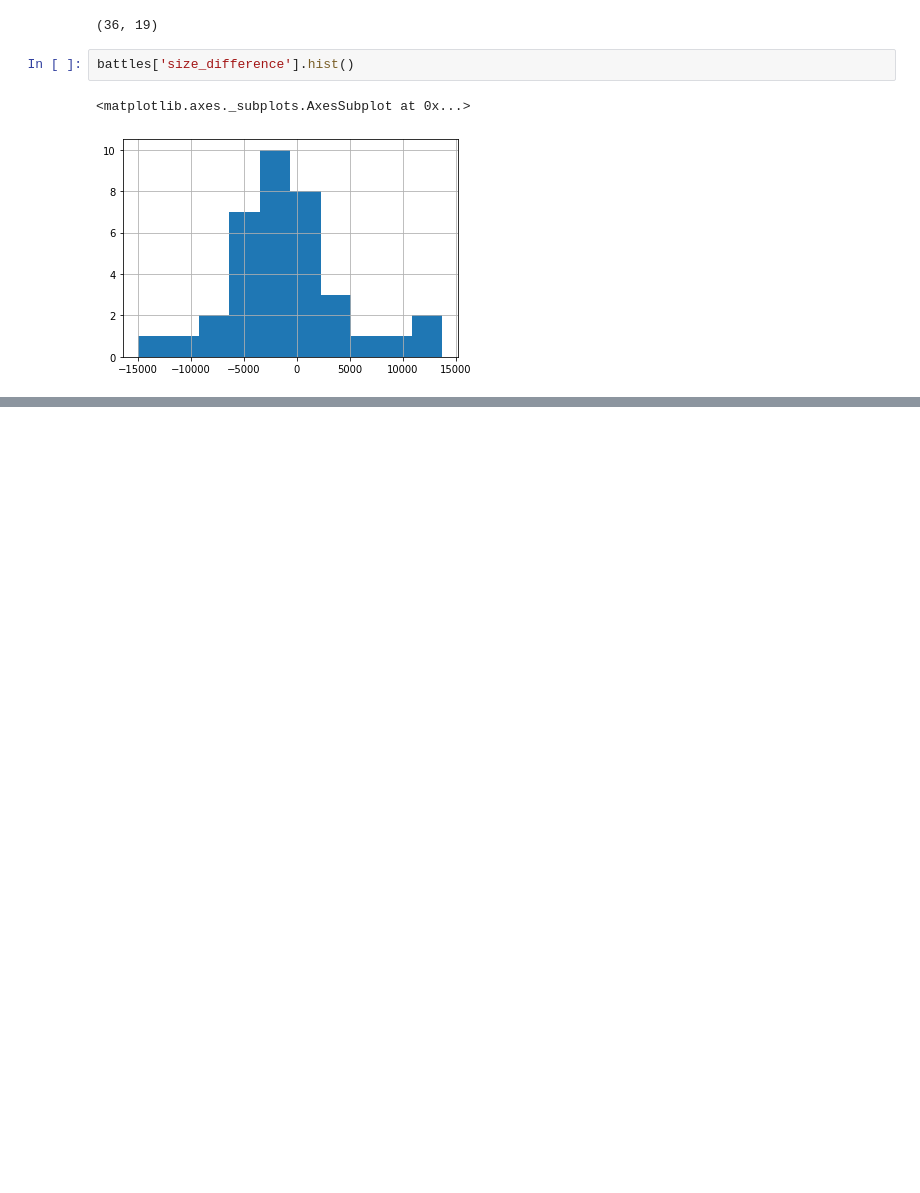
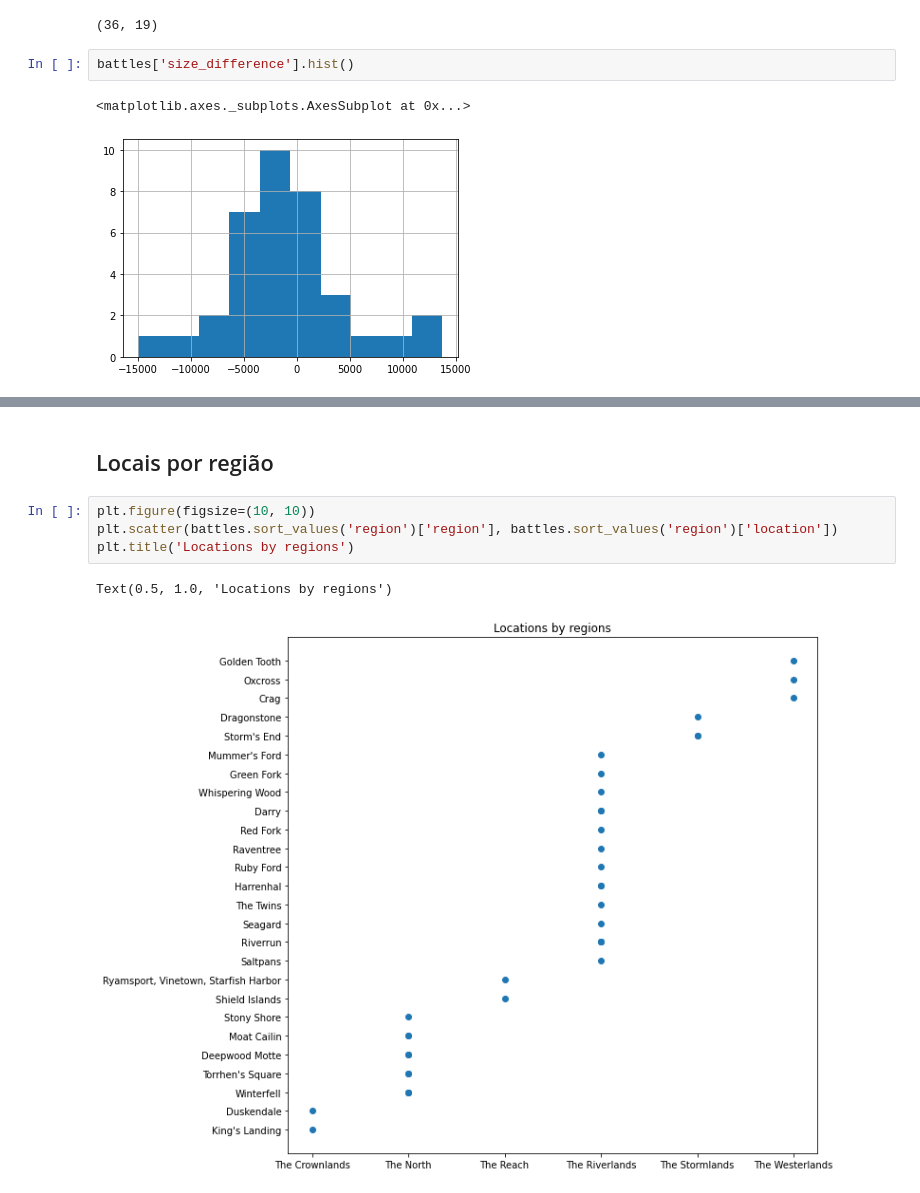
Before and after one commit to ccal2/dataScienceProject, a Jupyter notebook: project.ipynb, the cells around one changed output, grey strips where cells are left out. Drawn from its saved outputs; the diff is of its cells as text; blank space fills up the shorter version.

```diff
--- a/project.ipynb
+++ b/project.ipynb
@@ -860,0 +895,9 @@ battles['size_difference'].hist()
+# %% [markdown]
+## Locais por região
+# %%
+plt.figure(figsize=(10, 10))
+plt.scatter(battles.sort_values('region')['region'], battles.sort_values('region')['location'])
+plt.title('Locations by regions')
+# %% [output]
+Text(0.5, 1.0, 'Locations by regions')
+[figure, added]
```
Also changed, not shown: parts of 46 cells of this notebook.
